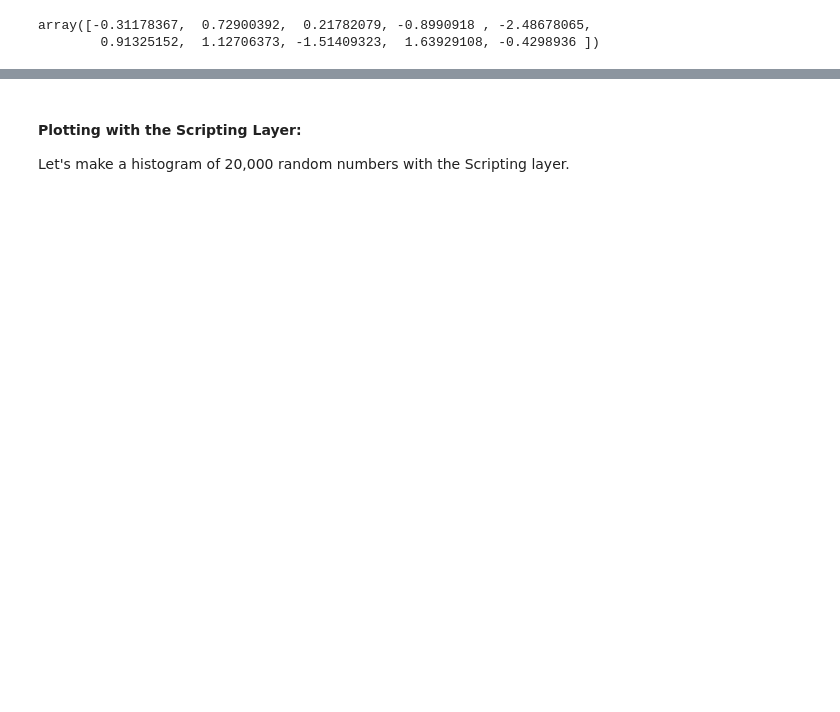
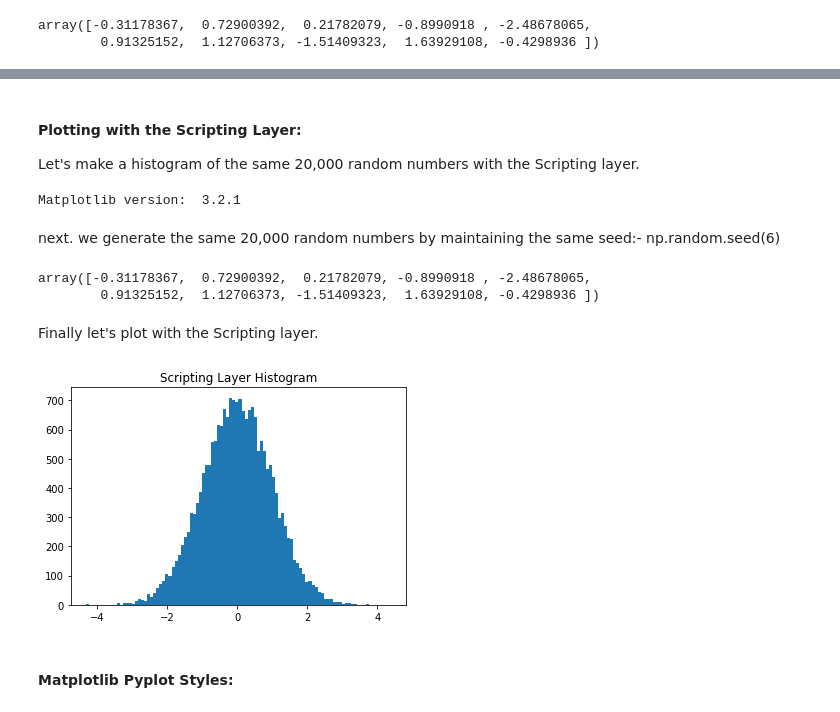
Before and after one commit to Lawrence-Krukrubo/Effective_Plotting_with_Matplotlib, a Jupyter notebook: Part_1_intro_to_matplotlib.ipynb, the cells around one changed output, grey strips where cells are left out. Cells and saved outputs as stored; diff of their text form; code cells hidden in the pictures; blank space fills up the shorter version.

```diff
--- a/Part_1_intro_to_matplotlib.ipynb
+++ b/Part_1_intro_to_matplotlib.ipynb
@@ -110,3 +112,39 @@ Let's see the image below:
 # %% [markdown]
-<h4>Plotting with the Scripting Layer:</h4>
-Let's make a histogram of 20,000 random numbers with the Scripting layer.
+<h4><b>Plotting with the Scripting Layer:</b></h4>
+Let's make a histogram of the same 20,000 random numbers with the Scripting layer.
+# %%
+# first we import matplotlib as mpl.
+import matplotlib as mpl
+
+# Then we import the Scripting layer matplotlib.pyplot as plt.
+import matplotlib.pyplot as plt
+
+# Next we import numpy.
+import numpy as np
+
+# let's check the latest version of Matplotlib and print it.
+print('Matplotlib version: ', mpl.__version__) # >= 2.0.0
+# %% [output]
+Matplotlib version:  3.2.1
+# %% [markdown]
+next. we generate the same 20,000 random numbers by maintaining the same seed:- np.random.seed(6)
+# %%
+np.random.seed(6)
+X = np.random.randn(20000)
+
+# Let's see the first 10 random numbers
+X[:10]
+# %% [output]
+array([-0.31178367,  0.72900392,  0.21782079, -0.8990918 , -2.48678065,
+        0.91325152,  1.12706373, -1.51409323,  1.63929108, -0.4298936 ])
+# %% [markdown]
+Finally let's plot with the Scripting layer.
+# %%
+plt.hist(X, 100)
+plt.title('Scripting Layer Histogram')
+plt.savefig('matplotlib_histogram.jpg')
+plt.show()
+# %% [output]
+[figure, added]
+# %% [markdown]
+<h4><b>Matplotlib Pyplot Styles:</b></h>
```
Also changed, not shown: parts of 11 cells of this notebook.
